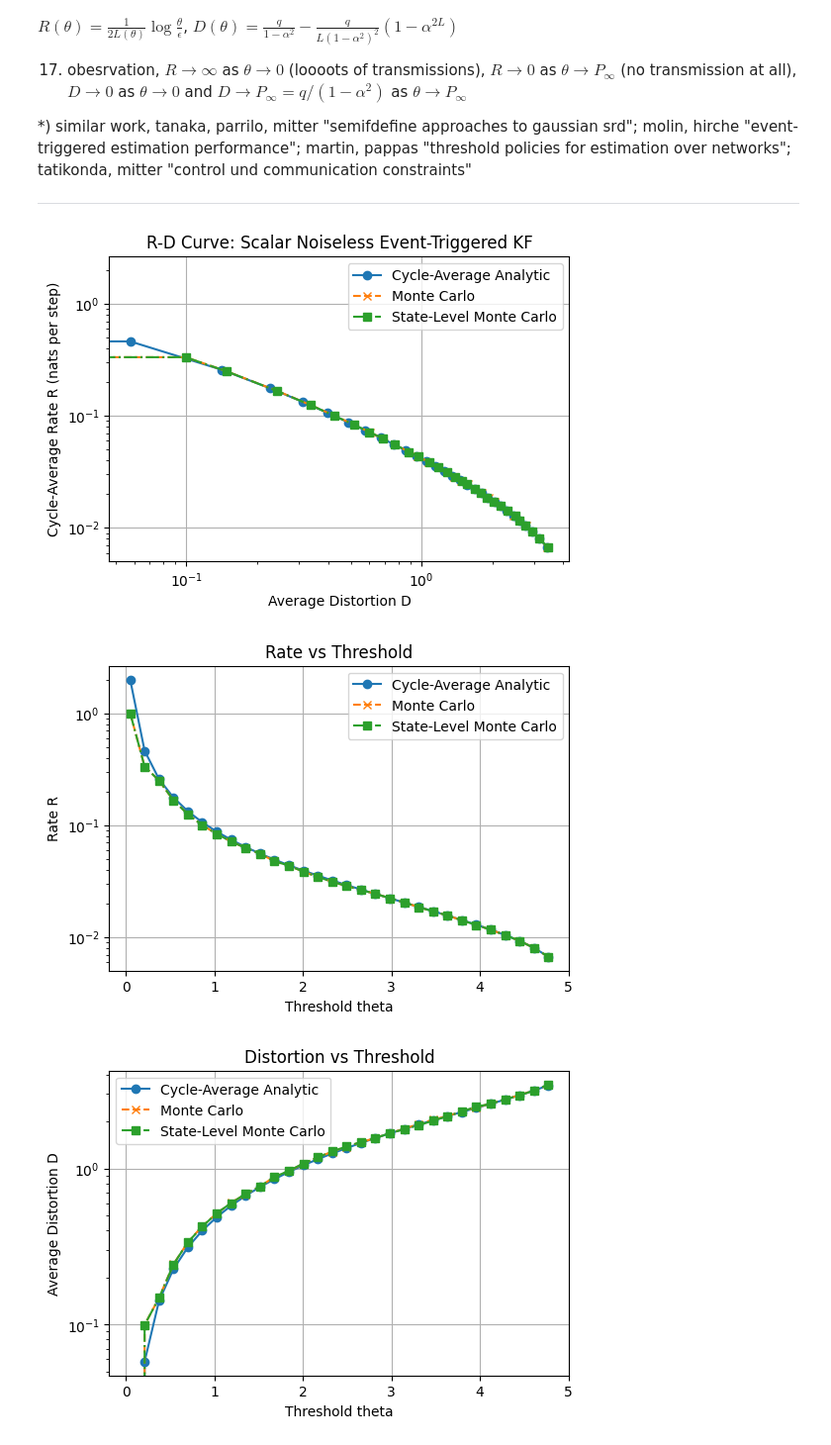
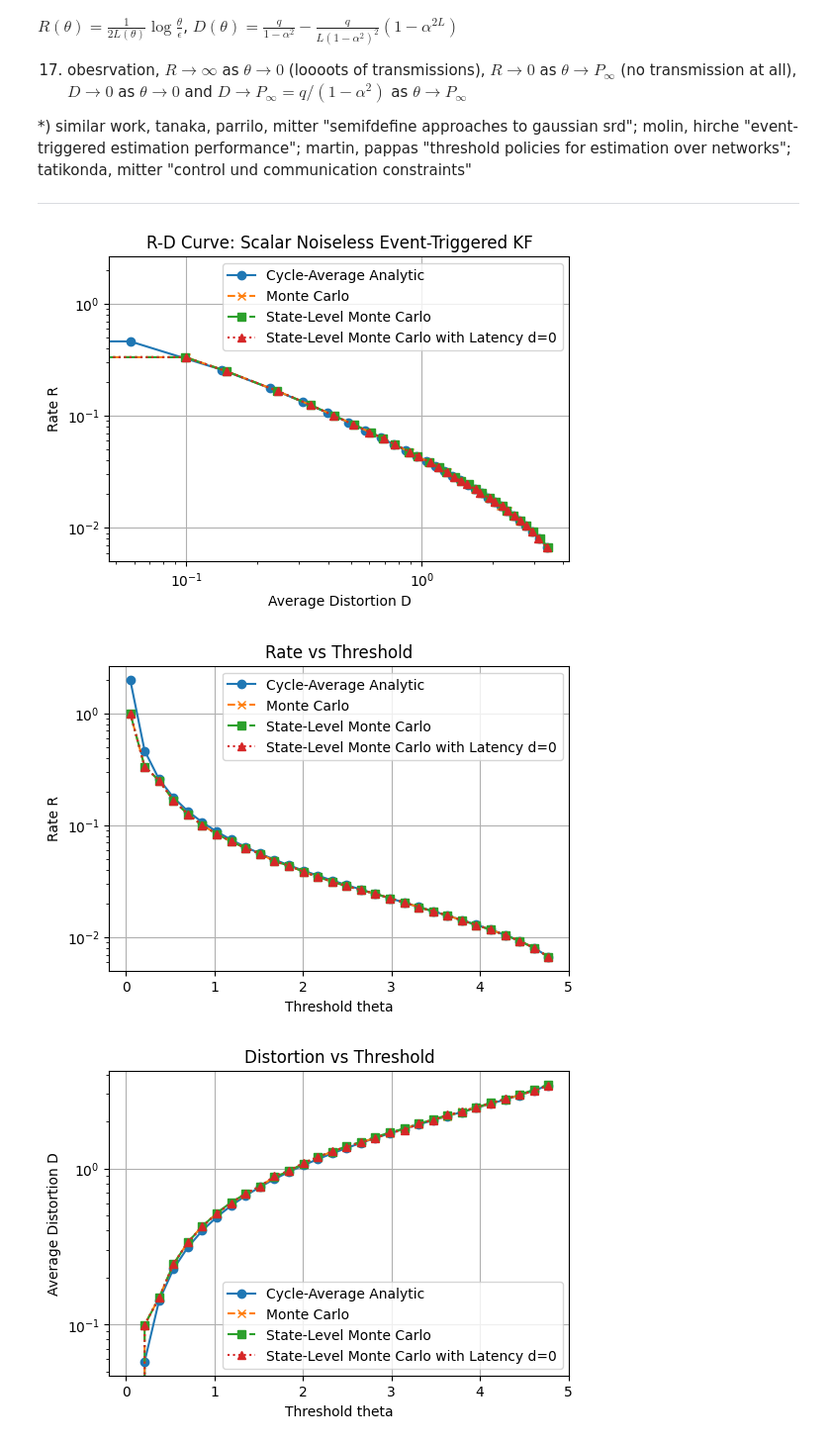
Before and after one commit to janchri/confusion, a Jupyter notebook: mhh.ipynb, the cells around one changed output. Shown at 99% size. Saved outputs shown, nothing was run; the diff lists cells and outputs as text; code cells hidden in the pictures.

Commit message:
Add latency ideas

```diff
--- a/mhh.ipynb
+++ b/mhh.ipynb
@@ -323,6 +323,52 @@ def realistic_monte_carlo(alpha, q, theta, T, burn_in):
     D_mc = mse_sum / count
     return R_mc, D_mc
 
+def realistic_monte_carlo_with_latency(alpha, q, theta, d, T, burn_in):
+    # Initialize
+    x = 0.0
+    x_hat_rx = 0.0
+    P_rx = 0.0
+    P_rx_est = 0.0
+    num_transmissions = 0
+    mse_sum = 0.0
+    count = 0
+    # Buffer for delayed transmissions
+    x_buffer = [0.0] * (d + 1)  # Stores x_{k-d}, ..., x_k
+
+    for t in range(T):
+        # State evolution
+        w = np.random.normal(0, np.sqrt(q))
+        x = alpha * x + w
+        x_buffer.pop(0)
+        x_buffer.append(x)
+
+        # Transmitter's estimate of receiver's predicted covariance d+1 steps ahead
+        P_rx_pred = P_rx_est
+        for i in range(d+1):
+            P_rx_pred = alpha**2 * P_rx_pred + q
+
+        # Event trigger based on predicted receiver covariance
+        if P_rx_pred > theta:
+            num_transmissions += 1
+            # The receiver will get x_{k-d} at time k
+            x_hat_rx = x_buffer[0]  # x_{k-d}
+            P_rx = q * (1 - alpha**(2*d)) / (1 - alpha**2) # 0.0
+            P_rx_est = 0.0
+        else:
+            # Receiver just predicts
+            x_hat_rx = alpha * x_hat_rx
+            P_rx = alpha**2 * P_rx + q
+            P_rx_est = alpha**2 * P_rx_est + q
+
+        if t >= burn_in:
+            mse_sum += (x - x_hat_rx)**2
+            count += 1
+
+    R_mc = num_transmissions / (T - burn_in)
+    D_mc = mse_sum / count
+    return R_mc, D_mc
+
+
 # -------------------------------
 # Compute curves
 # -------------------------------
@@ -332,17 +378,23 @@ D_cycle = []
 R_mc = []
 D_mc = []
 
-R_mc_real = []
-D_mc_real = []
+R_mc_state = []
+D_mc_state = []
+
+R_mc_state_latency = []
+D_mc_state_latency = []
 for theta in thetas:
     R_cycle.append(avg_rate(alpha, theta))
     D_cycle.append(avg_distortion(alpha, q, theta))
     Rm, Dm = simulate_RD(alpha, q, theta, T, burn_in)
     R_mc.append(Rm)
     D_mc.append(Dm)
-    Rr, Dr = realistic_monte_carlo(alpha, q, theta, T, burn_in)
-    R_mc_real.append(Rr)
-    D_mc_real.append(Dr)
+    Rs, Ds = realistic_monte_carlo(alpha, q, theta, T, burn_in)
+    R_mc_state.append(Rs)
+    D_mc_state.append(Ds)
+    Rl, Dl = realistic_monte_carlo_with_latency(alpha, q, theta, d=0, T=T, burn_in=burn_in)
+    R_mc_state_latency.append(Rl)
+    D_mc_state_latency.append(Dl)
 
 # -------------------------------
 # Plot R-D curve
@@ -350,10 +402,11 @@ for theta in thetas:
 plt.figure(figsize=(6,4))
 plt.plot(D_cycle, R_cycle, label='Cycle-Average Analytic', marker='o')
 plt.plot(D_mc, R_mc, '--', label='Monte Carlo', marker='x')
-plt.plot(D_mc_real, R_mc_real, '-.', label='State-Level Monte Carlo', marker='s')
+plt.plot(D_mc_state, R_mc_state, '-.', label='State-Level Monte Carlo', marker='s')
+plt.plot(D_mc_state_latency, R_mc_state_latency, ':', label='State-Level Monte Carlo with Latency d=0', marker='^')
 plt.xlabel("Average Distortion D")
 plt.xscale('log')
-plt.ylabel("Cycle-Average Rate R (nats per step)")
+plt.ylabel("Rate R")
 plt.yscale('log')
 plt.title("R-D Curve: Scalar Noiseless Event-Triggered KF")
 plt.legend()
@@ -361,35 +414,37 @@ plt.grid(True)
 plt.show()
 
 # -------------------------------
 # Plot Rate vs Threshold
 # -------------------------------
 plt.figure(figsize=(6,4))
 plt.plot(thetas, R_cycle, label='Cycle-Average Analytic', marker='o')
 plt.plot(thetas, R_mc, '--', label='Monte Carlo', marker='x')
-plt.plot(thetas, R_mc_real, '-.', label='State-Level Monte Carlo', marker='s')
+plt.plot(thetas, R_mc_state, '-.', label='State-Level Monte Carlo', marker='s')
+plt.plot(thetas, R_mc_state_latency, ':', label='State-Level Monte Carlo with Latency d=0', marker='^')
 plt.xlabel("Threshold theta")
 plt.ylabel("Rate R")
 plt.yscale('log')
 plt.title("Rate vs Threshold")
 plt.legend()
 plt.grid(True)
 plt.show()
 
 # -------------------------------
 # Plot Distortion vs Threshold
 # -------------------------------
 plt.figure(figsize=(6,4))
 plt.plot(thetas, D_cycle, label='Cycle-Average Analytic', marker='o')
 plt.plot(thetas, D_mc, '--', label='Monte Carlo', marker='x')
-plt.plot(thetas, D_mc_real, '-.', label='State-Level Monte Carlo', marker='s')
+plt.plot(thetas, D_mc_state, '-.', label='State-Level Monte Carlo', marker='s')
+plt.plot(thetas, D_mc_state_latency, ':', label='State-Level Monte Carlo with Latency d=0', marker='^')
 plt.xlabel("Threshold theta")
 plt.ylabel("Average Distortion D")
 plt.yscale('log')
 plt.title("Distortion vs Threshold")
 plt.legend()
 plt.grid(True)
 plt.show()
 # %% [output]
-[figure, old version]
+[figure, new version]
-[figure, old version]
+[figure, new version]
-[figure, old version]
+[figure, new version]
```
Also changed, not shown: parts of 1 cell of this notebook.
